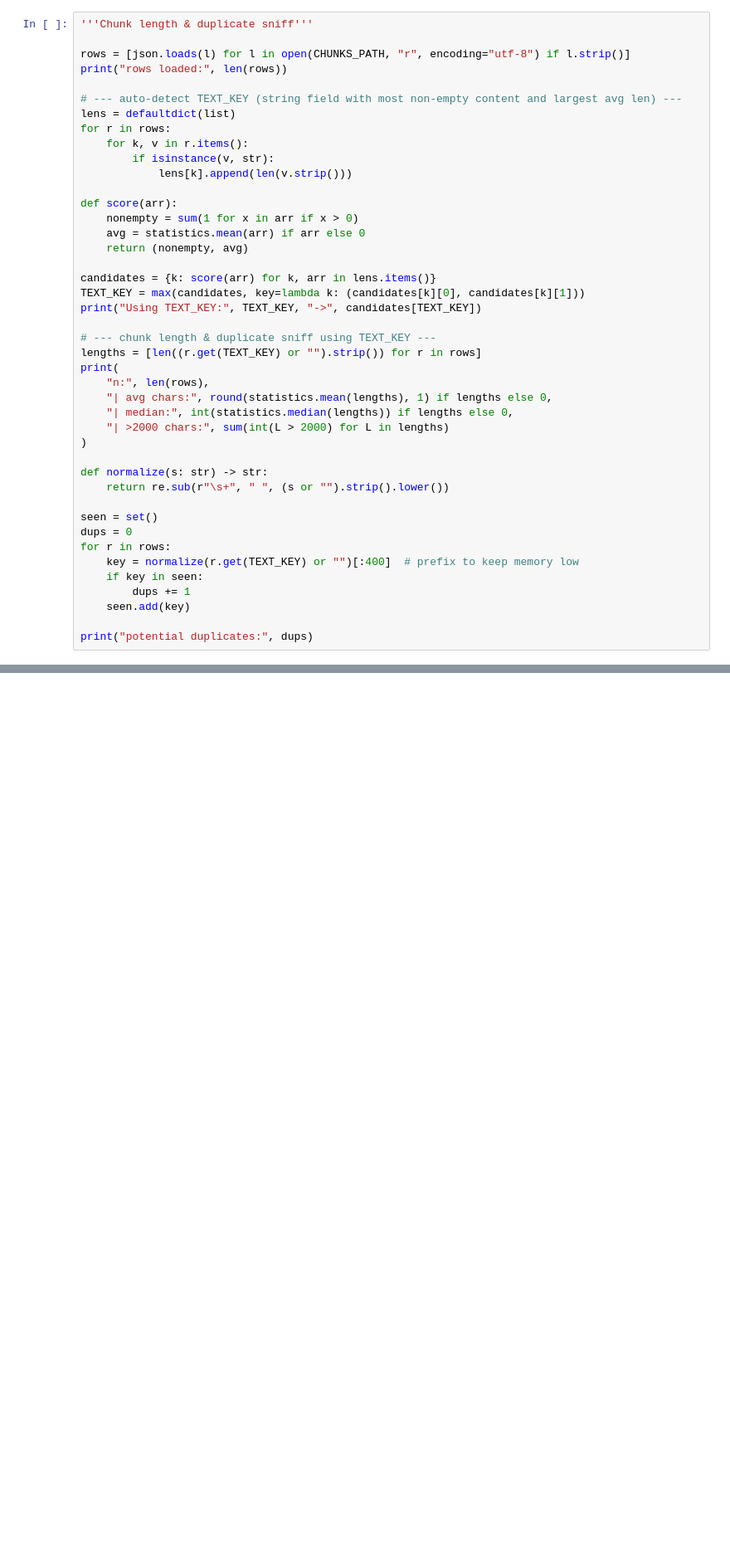
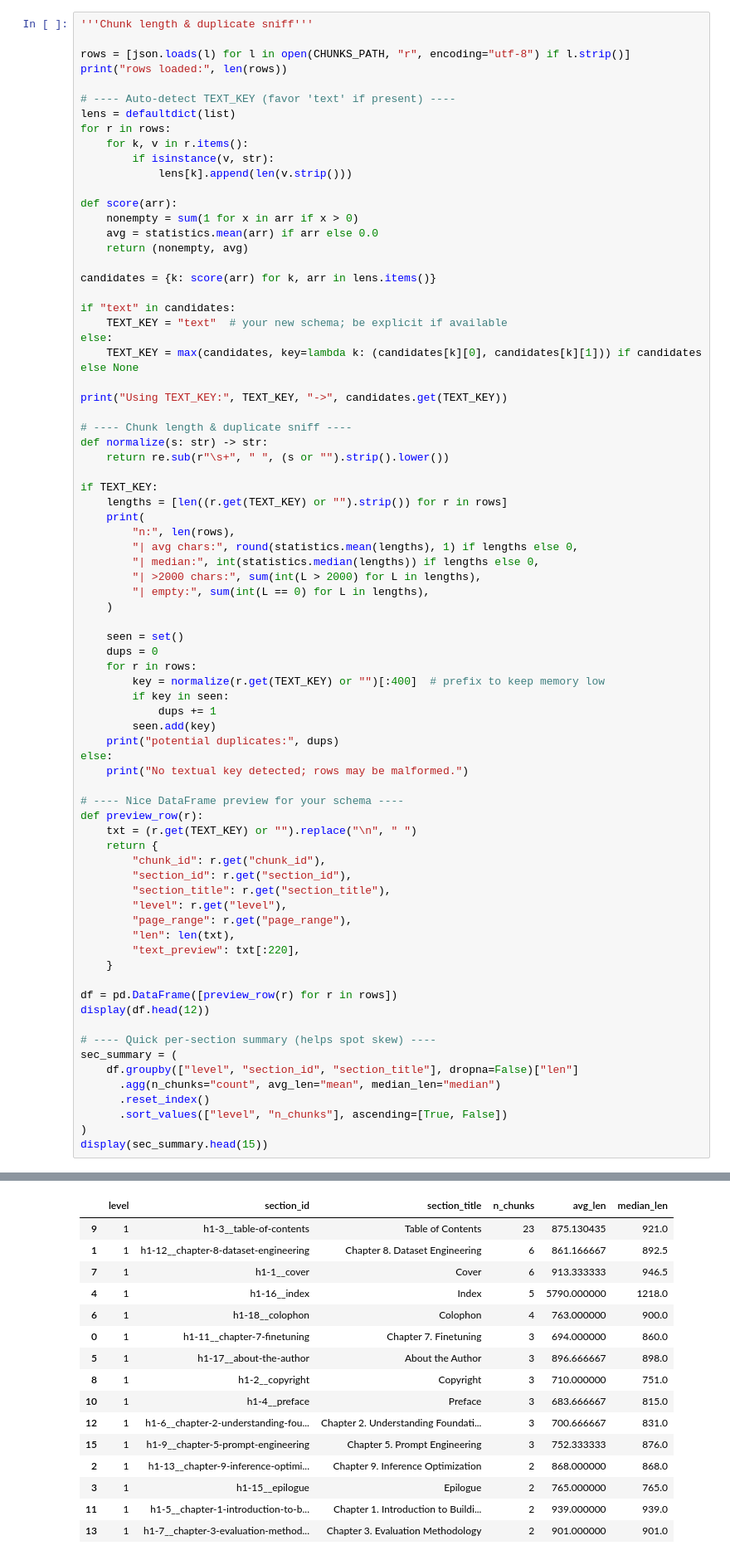
Before and after one commit to MatteoGevi/Aurora-History-MVP, a Jupyter notebook: notebooks/embedding.ipynb, the cells around one changed output, grey strips where cells are left out. Shown: that part at 83% size. Saved outputs shown, nothing was run; the diff lists cells and outputs as text; blank space fills up the shorter version.

```diff
--- a/notebooks/embedding.ipynb
+++ b/notebooks/embedding.ipynb
@@ -129,7 +146,7 @@ Chosen TEXT_KEY: text
 rows = [json.loads(l) for l in open(CHUNKS_PATH, "r", encoding="utf-8") if l.strip()]
 print("rows loaded:", len(rows))
 
-# --- auto-detect TEXT_KEY (string field with most non-empty content and largest avg len) ---
+# ---- Auto-detect TEXT_KEY (favor 'text' if present) ----
 lens = defaultdict(list)
 for r in rows:
     for k, v in r.items():
@@ -138,32 +155,65 @@ for r in rows:
 
 def score(arr):
     nonempty = sum(1 for x in arr if x > 0)
-    avg = statistics.mean(arr) if arr else 0
+    avg = statistics.mean(arr) if arr else 0.0
     return (nonempty, avg)
 
 candidates = {k: score(arr) for k, arr in lens.items()}
-TEXT_KEY = max(candidates, key=lambda k: (candidates[k][0], candidates[k][1]))
-print("Using TEXT_KEY:", TEXT_KEY, "->", candidates[TEXT_KEY])
 
-# --- chunk length & duplicate sniff using TEXT_KEY ---
-lengths = [len((r.get(TEXT_KEY) or "").strip()) for r in rows]
-print(
-    "n:", len(rows),
-    "| avg chars:", round(statistics.mean(lengths), 1) if lengths else 0,
-    "| median:", int(statistics.median(lengths)) if lengths else 0,
-    "| >2000 chars:", sum(int(L > 2000) for L in lengths)
-)
+if "text" in candidates:
+    TEXT_KEY = "text"  # your new schema; be explicit if available
+else:
+    TEXT_KEY = max(candidates, key=lambda k: (candidates[k][0], candidates[k][1])) if candidates else None
 
+print("Using TEXT_KEY:", TEXT_KEY, "->", candidates.get(TEXT_KEY))
+
+# ---- Chunk length & duplicate sniff ----
 def normalize(s: str) -> str:
     return re.sub(r"\s+", " ", (s or "").strip().lower())
 
-seen = set()
-dups = 0
-for r in rows:
-    key = normalize(r.get(TEXT_KEY) or "")[:400]  # prefix to keep memory low
-    if key in seen:
-        dups += 1
-    seen.add(key)
+if TEXT_KEY:
+    lengths = [len((r.get(TEXT_KEY) or "").strip()) for r in rows]
+    print(
+        "n:", len(rows),
+        "| avg chars:", round(statistics.mean(lengths), 1) if lengths else 0,
+        "| median:", int(statistics.median(lengths)) if lengths else 0,
+        "| >2000 chars:", sum(int(L > 2000) for L in lengths),
+        "| empty:", sum(int(L == 0) for L in lengths),
+    )
 
-print("potential duplicates:", dups)
+    seen = set()
+    dups = 0
+    for r in rows:
+        key = normalize(r.get(TEXT_KEY) or "")[:400]  # prefix to keep memory low
+        if key in seen:
+            dups += 1
+        seen.add(key)
+    print("potential duplicates:", dups)
+else:
+    print("No textual key detected; rows may be malformed.")
+
+# ---- Nice DataFrame preview for your schema ----
+def preview_row(r):
+    txt = (r.get(TEXT_KEY) or "").replace("\n", " ")
+    return {
+        "chunk_id": r.get("chunk_id"),
+        "section_id": r.get("section_id"),
+        "section_title": r.get("section_title"),
+        "level": r.get("level"),
+        "page_range": r.get("page_range"),
+        "len": len(txt),
+        "text_preview": txt[:220],
+    }
+
+df = pd.DataFrame([preview_row(r) for r in rows])
+display(df.head(12))
+
+# ---- Quick per-section summary (helps spot skew) ----
+sec_summary = (
+    df.groupby(["level", "section_id", "section_title"], dropna=False)["len"]
+      .agg(n_chunks="count", avg_len="mean", median_len="median")
+      .reset_index()
+      .sort_values(["level", "n_chunks"], ascending=[True, False])
+)
+display(sec_summary.head(15))
 # %% [output]
@@ -174,3 +237,19 @@ potential duplicates: 15
+|  | level | section_id | section_title | n_chunks | avg_len | median_len |
+| 9 | 1 | h1-3__table-of-contents | Table of Contents | 23 | 875.130435 | 921.0 |
+| 1 | 1 | h1-12__chapter-8-dataset-engineering | Chapter 8. Dataset Engineering | 6 | 861.166667 | 892.5 |
+| 7 | 1 | h1-1__cover | Cover | 6 | 913.333333 | 946.5 |
+| 4 | 1 | h1-16__index | Index | 5 | 5790.000000 | 1218.0 |
+| 6 | 1 | h1-18__colophon | Colophon | 4 | 763.000000 | 900.0 |
+| 0 | 1 | h1-11__chapter-7-finetuning | Chapter 7. Finetuning | 3 | 694.000000 | 860.0 |
+| 5 | 1 | h1-17__about-the-author | About the Author | 3 | 896.666667 | 898.0 |
+| 8 | 1 | h1-2__copyright | Copyright | 3 | 710.000000 | 751.0 |
+| 10 | 1 | h1-4__preface | Preface | 3 | 683.666667 | 815.0 |
+| 12 | 1 | h1-6__chapter-2-understanding-fou... | Chapter 2. Understanding Foundati... | 3 | 700.666667 | 831.0 |
+| 15 | 1 | h1-9__chapter-5-prompt-engineering | Chapter 5. Prompt Engineering | 3 | 752.333333 | 876.0 |
+| 2 | 1 | h1-13__chapter-9-inference-optimi... | Chapter 9. Inference Optimization | 2 | 868.000000 | 868.0 |
+| 3 | 1 | h1-15__epilogue | Epilogue | 2 | 765.000000 | 765.0 |
+| 11 | 1 | h1-5__chapter-1-introduction-to-b... | Chapter 1. Introduction to Buildi... | 2 | 939.000000 | 939.0 |
+| 13 | 1 | h1-7__chapter-3-evaluation-method... | Chapter 3. Evaluation Methodology | 2 | 901.000000 | 901.0 |
 # %%
 '''Embedding norms + self-nearest-neighbor sanity'''
 
```
Also changed, not shown: parts of 6 cells of this notebook, 3 other files.
